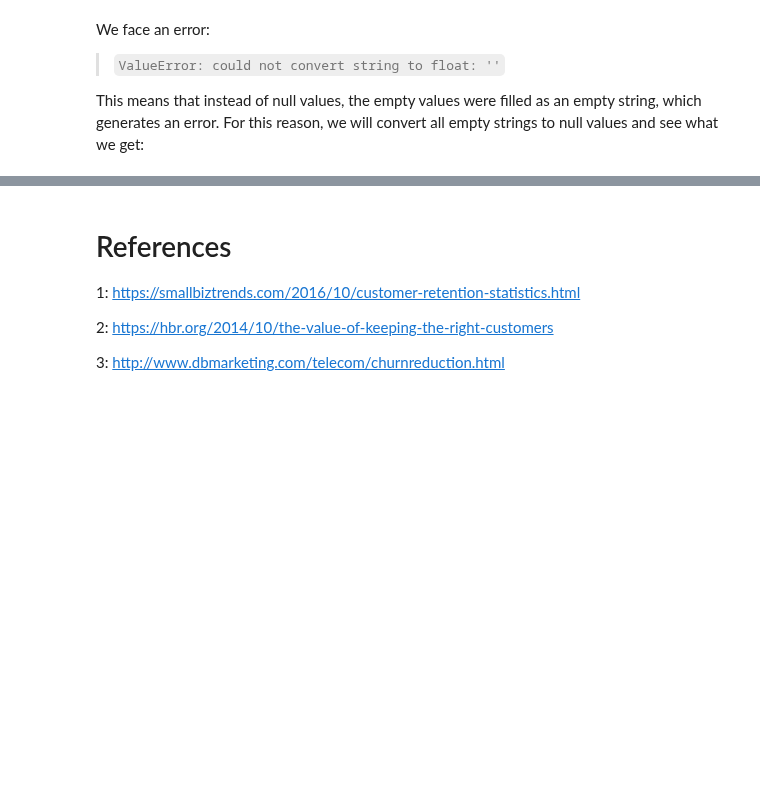
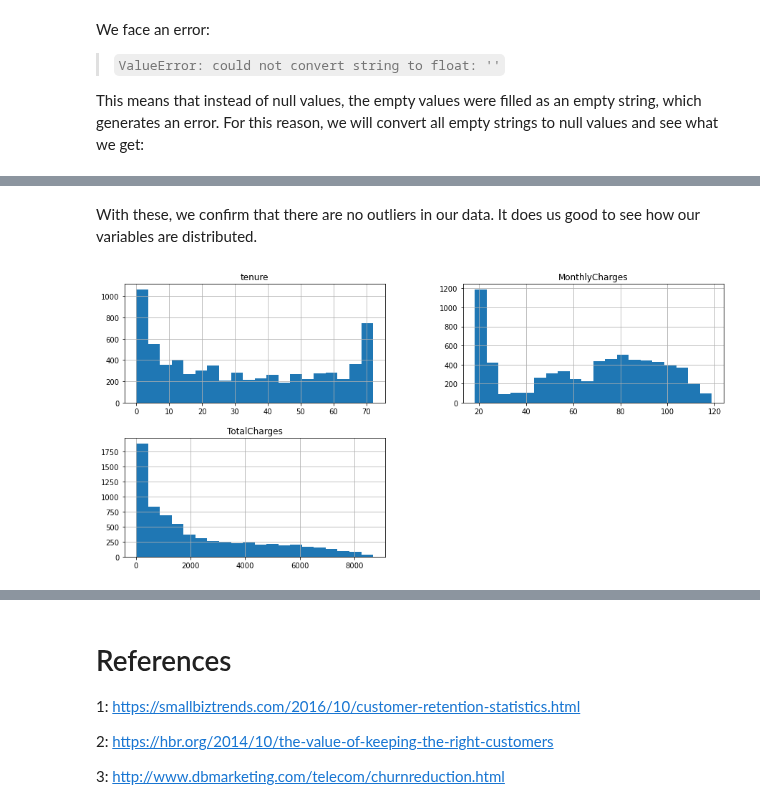
Before and after one commit to cfantecelle/data_science_portfolio, a Jupyter notebook: project_churn/churn_prediction.ipynb, the cells around one changed output, grey strips where cells are left out. Drawn from its saved outputs; the diff is of its cells as text; code cells hidden in the pictures; blank space fills up the shorter version.

```diff
--- a/project_churn/churn_prediction.ipynb
+++ b/project_churn/churn_prediction.ipynb
@@ -174,0 +211,7 @@ dtype: int64
+# %% [markdown]
+With these, we confirm that there are no outliers in our data. It does us good to see how our variables are distributed.
+# %%
+# Histograms of numeric variables
+df_clean[['tenure', 'MonthlyCharges', 'TotalCharges']].hist(figsize=(15,7), bins = 20);
+# %% [output]
+[figure, added]
```
Also changed, not shown: parts of 19 cells of this notebook, 2 other files.
